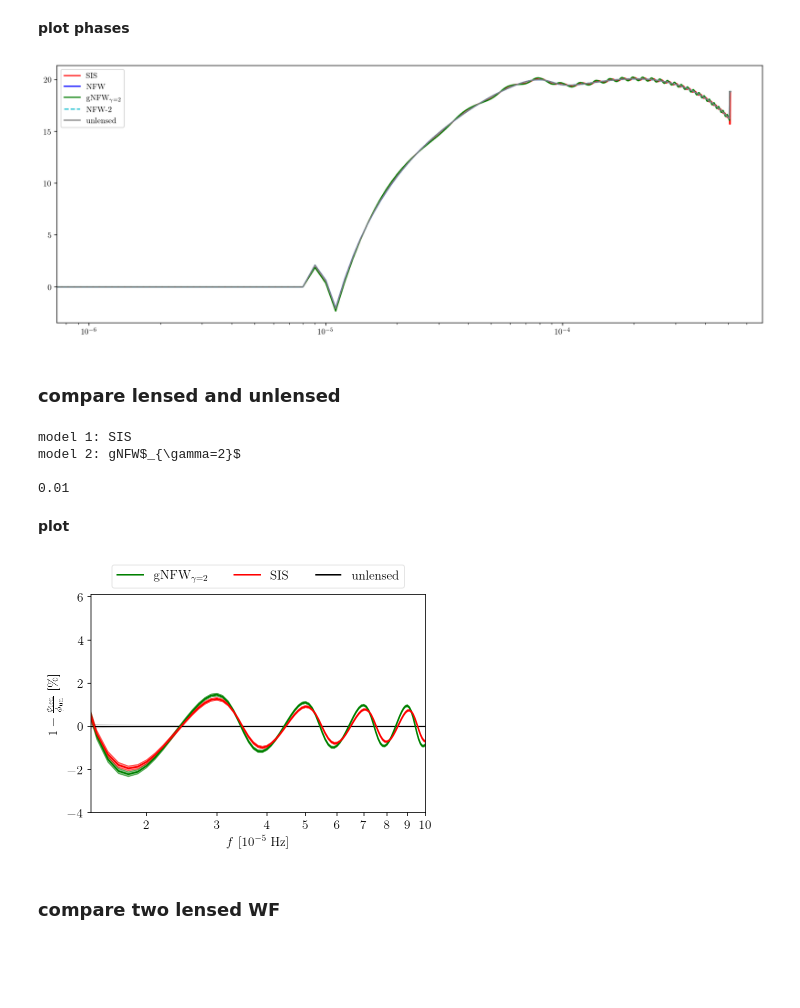
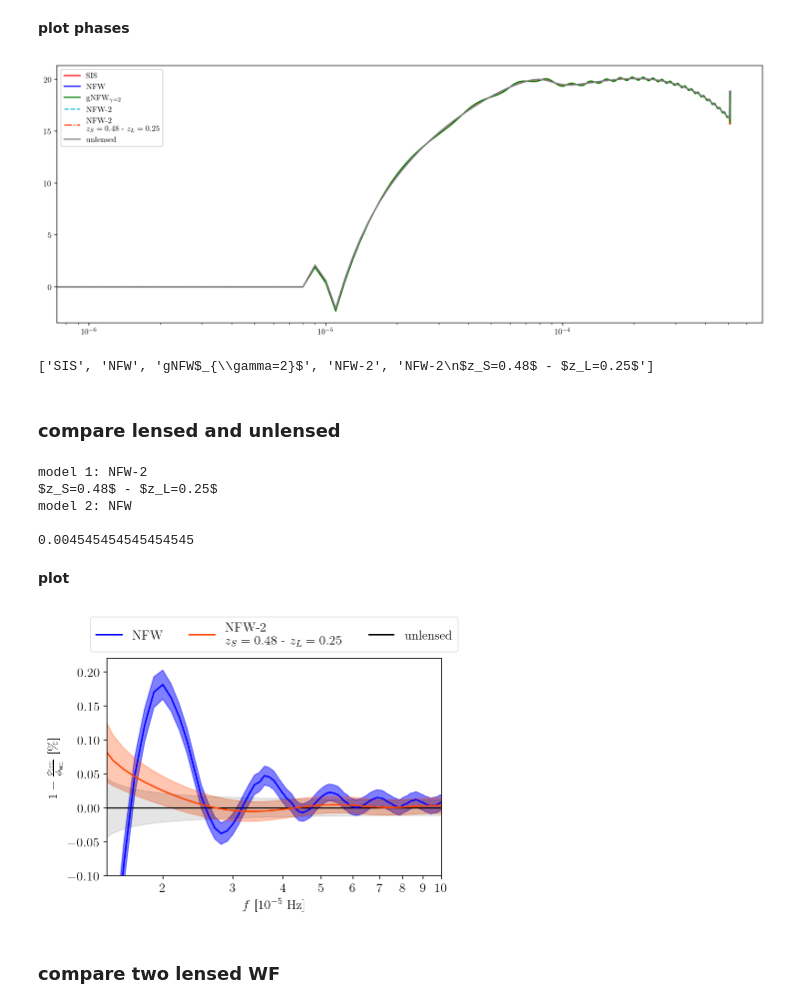
Before and after one commit to PaoloCremo/lensing, a Jupyter notebook: lens_models/phase.ipynb, the cells around one changed output. Cells and saved outputs as stored; diff of their text form; code cells hidden in the pictures; blank space fills up the shorter version.

```diff
--- a/lens_models/phase.ipynb
+++ b/lens_models/phase.ipynb
@@ -199,6 +198,6 @@ plt.show()
 # %%
 plt.figure()
-for i in range(5):
+for i in [1,3,4]:#range(5):
     plt.plot(fr, np.angle(ampsFP[i]), c=colors[i], label=labels[i])
 
 plt.xlim(9e-6, 1.2e-4)
@@ -235,7 +234,7 @@ for n in range(4):
 __plot phases__
 # %%
 plt.figure(figsize=(16,6))
-for i in range(len(ls)):
+for i in range(len(ls)+1):
     plt.plot(hpt.sample_frequencies, ps_wfL[i], c = colors[i], label=labels[i], linestyle=lnst[i])
 plt.plot(fr, ps_t, label='unlensed', c='grey')
 # plt.xlim(1e-5, 1.2e-4)
@@ -246,41 +245,45 @@ plt.xscale('log')
 plt.legend()
 plt.show()
 # %% [output]
-[figure, old version]
+[figure, new version]
 # %%
 # [print(ps_wfL[0][11]-ps_wfL[i][11]) for i in range(1,4)]
+print(labels)
+# %% [output]
+['SIS', 'NFW', 'gNFW$_{\\gamma=2}$', 'NFW-2', 'NFW-2\n$z_S=0.48$ - $z_L=0.25$']
 # %% [markdown]
 ### compare lensed and unlensed
 # %%
-lm1 = 0
-lm2 = 2
+lm1 = 4
+lm2 = 1
 print('model 1: {}\nmodel 2: {}\n'.format(labels[lm1], labels[lm2]))
 
 # errors
 
-rho2 = 100
-# rho1 = 10
+rho2 = 220
+rho1 = 800
 
 d2 = 1/rho2
 print(d2)
-# d1 = 1/rho1/2
+d1 = 1/rho1/2
 # print(d1)
 
-err = d2/ps_wfL[lm1] + d2/ps_t
-err2 = d2/ps_wfL[lm2] + d2/ps_t
-eru = d2/ps_t
-eaa = (err* (ps_wfL[lm1]/ps_t))/2
-eaa2 = (err2 * (ps_wfL[lm2]/ps_t))/2
-eau = (eru * 1)/2
+err, err12 = d2/ps_wfL[lm1], d1/ps_wfL[lm1] #+ d2/ps_t
+err2, err22 = d2/ps_wfL[lm2], d1/ps_wfL[lm2] #+ d2/ps_t
+eru, eru2 = d2/ps_t, d1/ps_t
+eaa, eaa12 = (err* (ps_wfL[lm1]/ps_t))/2, (err12* (ps_wfL[lm1]/ps_t))/2
+eaa2, eaa22 = (err2 * (ps_wfL[lm2]/ps_t))/2, (err22 * (ps_wfL[lm2]/ps_t))/2
+eau, eau2 = (eru * 1)/2, (eru2 * 1)/2
 #%% plot phases
 iin = 0
 # ifi = len(fr)#1262
 norm = 1#ps_t
 # %% [output]
-model 1: SIS
-model 2: gNFW$_{\gamma=2}$
+model 1: NFW-2
+$z_S=0.48$ - $z_L=0.25$
+model 2: NFW
 
-0.01
+0.004545454545454545
 # %% [markdown]
 __plot__
 # %%
@@ -292,41 +295,45 @@ plt.figure()
 plt.fill_between(hpt.sample_frequencies, (((ps_t-ps_wfL[lm2])/ps_t)-eaa2)*100, (((ps_t-ps_wfL[lm2])/ps_t)+eaa2)*100,
                  color=colors[lm2], alpha=0.5)
 plt.plot(hpt.sample_frequencies, ((ps_t-ps_wfL[lm2])/ps_t)*100, c=colors[lm2], label=labels[lm2])
 # '''
 
 # lensed 1
 # '''
-plt.fill_between(hpt.sample_frequencies, (((ps_t-ps_wfL[lm1])/ps_t)-eaa)*100, (((ps_t-ps_wfL[lm1])/ps_t)+eaa)*100, color=colors[lm1], alpha=0.5)#, label='$\\rho=%i$'%(rho2))
-# plt.plot(hpt.sample_frequencies, ps_wfL1/norm, c=df_clr[9], label=l1)
-plt.plot(hpt.sample_frequencies, ((ps_t-ps_wfL[lm1])/ps_t)*100, c=colors[lm1], label=labels[lm1])
+plt.fill_between(hpt.sample_frequencies, (((ps_t-ps_wfL[lm1])/ps_t)-eaa)*100,
+                 (((ps_t-ps_wfL[lm1])/ps_t)+eaa)*100, color=colors[lm1], alpha=0.3)
+# plt.fill_between(hpt.sample_frequencies, (((ps_t-ps_wfL[lm1])/ps_t)-eaa12)*100,
+#                  (((ps_t-ps_wfL[lm1])/ps_t)+eaa12)*100, color=colors[lm1], alpha=0.5)
+plt.plot(hpt.sample_frequencies, ((ps_t-ps_wfL[lm1])/ps_t)*100,
+         c=colors[lm1], label=labels[lm1])
 # '''
 # unlensed
 plt.hlines(0, 10**-5, 10**-4, color='k', label='unlensed')
-plt.fill_between(hpt.sample_frequencies, -eau.data*100, +eau.data*100, color='k', alpha=0.1)
-# plt.plot(hpt.sample_frequencies, ps_t/norm, linewidth=1, c='k', label='unlensed')
-# plt.plot(hpt.sample_frequencies, ps_tdeg/norm, '--', linewidth=1,  c='r', label='un - $z=0.8$')
+plt.fill_between(hpt.sample_frequencies, -eau.data*100, +eau.data*100,
+                 color='k', alpha=0.1)
+# plt.fill_between(hpt.sample_frequencies, -eau2.data*100, +eau2.data*100,
+#                  color='k', alpha=0.3)
 
 plt.xlim(1.45e-5, 1e-4)
-plt.ylim(-4, 6.1)
+plt.ylim(-0.1, 0.22)
 
 # plt.grid()
 plt.xlabel(r'$f$ [$10^{-5}$ Hz]', fontsize = fontsz)
 plt.ylabel('$1-\\frac{\phi_{{\\rm len}}}{\phi_{{\\rm un}}}~[\%]$', fontsize = fontsz)
 # plt.ylabel('$\phi$ [rad]', fontsize = fontsz)
 
 plt.xscale('log')
 
 plt.legend(ncol=4,loc='lower center',bbox_to_anchor=(0.5,1.),fontsize=fontsz,framealpha=0.5)
 plt.tick_params(axis='both',which='both',direction='out',labelsize=fontsz)
 plt.xticks([i*10**-5 for i in range(2,11,1)], range(2,11,1))
 
 # %% save plot
 # plt.savefig(path_home+'/Dropbox/PhD/plots/lens_masses/'+labels[lm1]+'_phase_perc.png',
 # plt.savefig(path_home+'/Dropbox/PhD/plots/lens_masses/'+labels[lm1]+'vs'+labels[lm2]+'_phase_perc.png',
 #             dpi=300, format='png', transparent=True, bbox_inches="tight")
 plt.show()
 # %% [output]
-[figure, old version]
+[figure, new version]
 # %% [markdown]
 ### compare two lensed WF
 # %%
```
Also changed, not shown: parts of 11 cells of this notebook.
